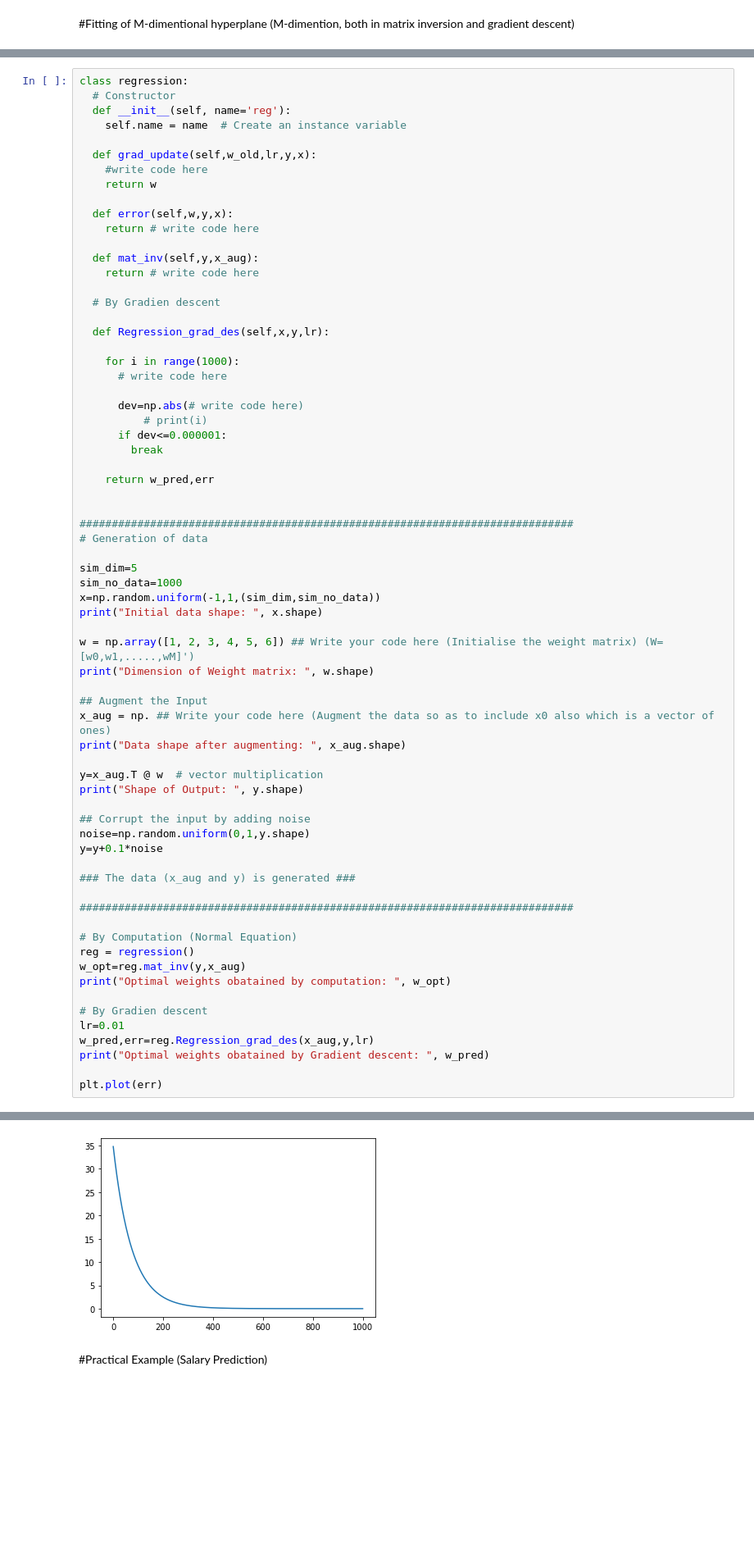
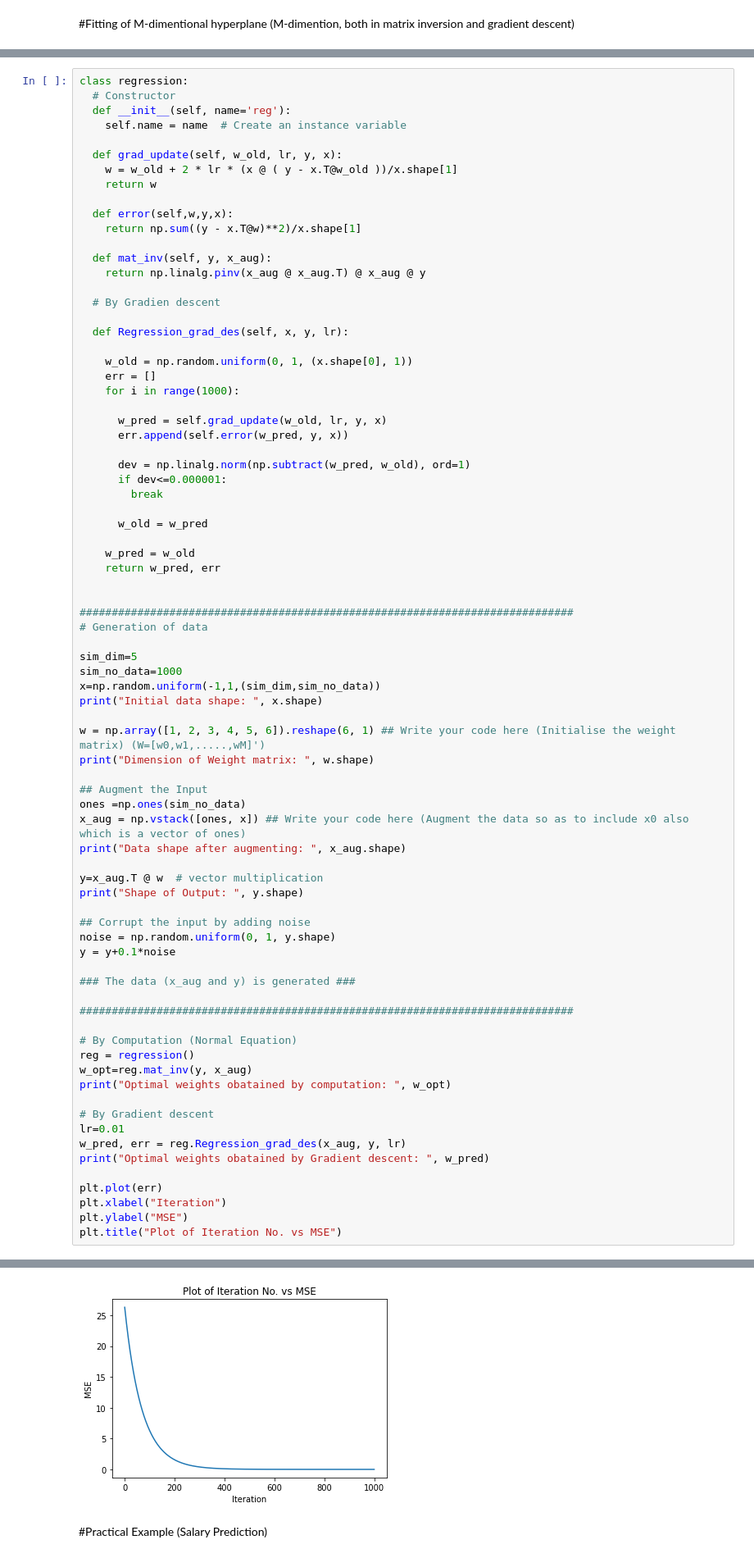
Before and after one commit to shashankp28/PRML-Lab-22, a Jupyter notebook: Assignment_5/Lab_5_Regression.ipynb, the cells around one changed output, grey strips where cells are left out. Shown at 82% size. Saved outputs shown, nothing was run; the diff lists cells and outputs as text; blank space fills up the shorter version.

```diff
--- a/Assignment_5/Lab_5_Regression.ipynb
+++ b/Assignment_5/Lab_5_Regression.ipynb
@@ -480,29 +480,35 @@ class regression:
   def __init__(self, name='reg'):
     self.name = name  # Create an instance variable
 
-  def grad_update(self,w_old,lr,y,x):
-    #write code here
+  def grad_update(self, w_old, lr, y, x):
+    w = w_old + 2 * lr * (x @ ( y - x.T@w_old ))/x.shape[1]
     return w
 
   def error(self,w,y,x):
-    return # write code here
+    return np.sum((y - x.T@w)**2)/x.shape[1]
 
-  def mat_inv(self,y,x_aug):
-    return # write code here
+  def mat_inv(self, y, x_aug):
+    return np.linalg.pinv(x_aug @ x_aug.T) @ x_aug @ y
 
   # By Gradien descent
 
-  def Regression_grad_des(self,x,y,lr):
+  def Regression_grad_des(self, x, y, lr):
 
+    w_old = np.random.uniform(0, 1, (x.shape[0], 1))
+    err = []
     for i in range(1000):
-      # write code here
 
-      dev=np.abs(# write code here)
-          # print(i)
+      w_pred = self.grad_update(w_old, lr, y, x)
+      err.append(self.error(w_pred, y, x))
+
+      dev = np.linalg.norm(np.subtract(w_pred, w_old), ord=1)
       if dev<=0.000001:
         break
 
-    return w_pred,err
+      w_old = w_pred
+
+    w_pred = w_old
+    return w_pred, err
 
 
 #############################################################################
@@ -513,19 +519,20 @@ sim_no_data=1000
 x=np.random.uniform(-1,1,(sim_dim,sim_no_data))
 print("Initial data shape: ", x.shape)
 
-w = np.array([1, 2, 3, 4, 5, 6]) ## Write your code here (Initialise the weight matrix) (W=[w0,w1,.....,wM]')
+w = np.array([1, 2, 3, 4, 5, 6]).reshape(6, 1) ## Write your code here (Initialise the weight matrix) (W=[w0,w1,.....,wM]')
 print("Dimension of Weight matrix: ", w.shape)
 
 ## Augment the Input
-x_aug = np. ## Write your code here (Augment the data so as to include x0 also which is a vector of ones)
+ones =np.ones(sim_no_data)
+x_aug = np.vstack([ones, x]) ## Write your code here (Augment the data so as to include x0 also which is a vector of ones)
 print("Data shape after augmenting: ", x_aug.shape)
 
 y=x_aug.T @ w  # vector multiplication
 print("Shape of Output: ", y.shape)
 
 ## Corrupt the input by adding noise
-noise=np.random.uniform(0,1,y.shape)
-y=y+0.1*noise
+noise = np.random.uniform(0, 1, y.shape)
+y = y+0.1*noise
 
 ### The data (x_aug and y) is generated ###
 
@@ -533,13 +540,16 @@ y=y+0.1*noise
 
 # By Computation (Normal Equation)
 reg = regression()
-w_opt=reg.mat_inv(y,x_aug)
+w_opt=reg.mat_inv(y, x_aug)
 print("Optimal weights obatained by computation: ", w_opt)
 
-# By Gradien descent
+# By Gradient descent
 lr=0.01
-w_pred,err=reg.Regression_grad_des(x_aug,y,lr)
+w_pred, err = reg.Regression_grad_des(x_aug, y, lr)
 print("Optimal weights obatained by Gradient descent: ", w_pred)
 
 plt.plot(err)
+plt.xlabel("Iteration")
+plt.ylabel("MSE")
+plt.title("Plot of Iteration No. vs MSE")
 # %% [output]
@@ -563,4 +573,4 @@ Optimal weights obatained by Gradient descent :  [[1.04871051]
-[figure, old version]
+[figure, new version]
 # %% [markdown]
 #Practical Example (Salary Prediction)
 # %% [markdown]
```
Also changed, not shown: parts of 15 cells of this notebook, 2 other files.
